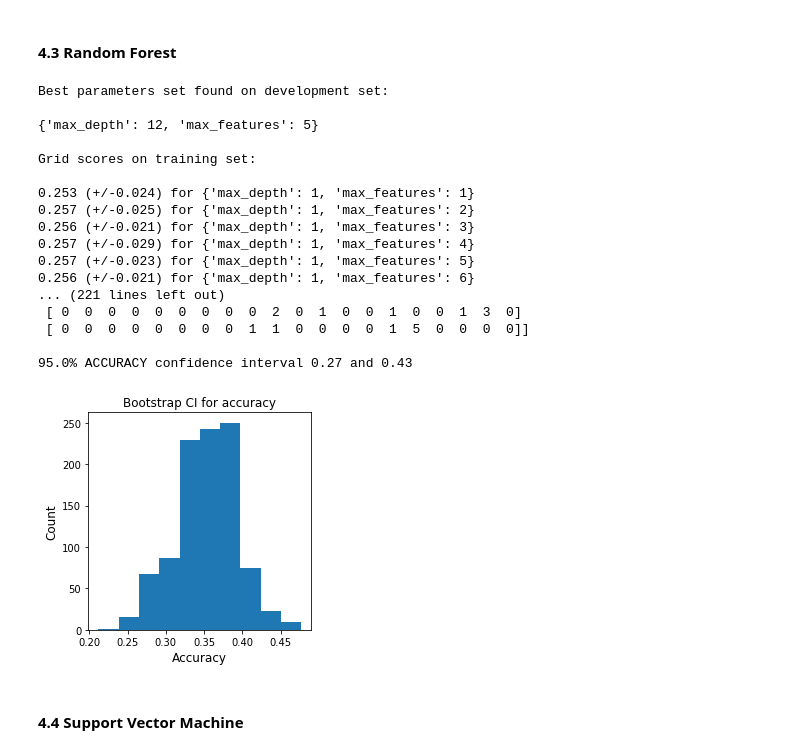
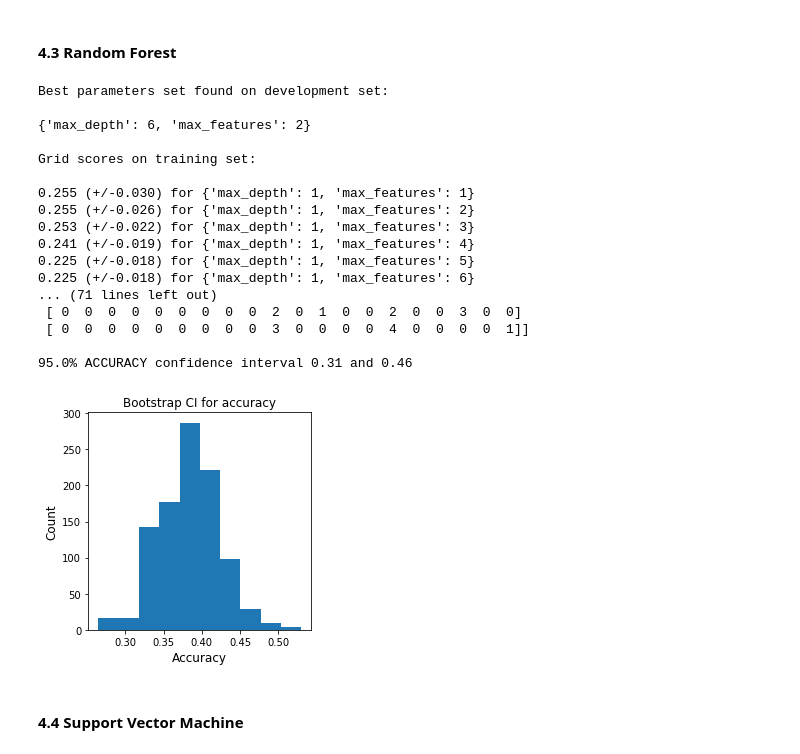
Before and after one commit to natetsang/Image-Classification-ML, a Jupyter notebook: GradProject_NB3.ipynb, the cells around one changed output. Drawn from its saved outputs; the diff is of its cells as text; code cells hidden in the pictures.

```diff
--- a/GradProject_NB3.ipynb
+++ b/GradProject_NB3.ipynb
@@ -125,6 +125,6 @@ def find_best_features(n_best_features = 10, useAllFeatures=False):
     best_features = [ f'ft{i}' for i in best_features]
     return best_features
 
-features = find_best_features(n_best_features=10, useAllFeatures=True)
+features = find_best_features(n_best_features=10, useAllFeatures=False)
 features
 # %% [output]
@@ -410,41 +399,41 @@ Grid scores on training set:
 #### 4.3 Random Forest
 # %%
 # Step 1: Model
-forest_estimator = RandomForestClassifier(n_estimators=100,
+forest_estimator = RandomForestClassifier(n_estimators=500,
                                           random_state=10)
 
 # Step 2: Identify Hyperparameters
 num_features = range(1, len( features ))
 hyper_parameters = [{'max_features': num_features,
-                    'max_depth': range(1,13)}]
+                    'max_depth': range(1,7)}]
 
 # Step 3: Find Best Hyperparameters via CV GridSearch
 forest_classifier, best_params = CV_with_GridSearch(forest_estimator,
                                  hyper_parameters,
                                  cv=10)
 
 # Step 4: Evaluate model accuracy and confidence interval
 forest_classifier, train_accuracy_forest, validation_accuracy_forest, confidence_interval_forest = (
     estimate_model_results(forest_classifier, bootstrap_results=True) )
 # %% [output]
 Best parameters set found on development set:
 
-{'max_depth': 12, 'max_features': 5}
+{'max_depth': 6, 'max_features': 2}
 
 Grid scores on training set:
 
-0.253 (+/-0.024) for {'max_depth': 1, 'max_features': 1}
-0.257 (+/-0.025) for {'max_depth': 1, 'max_features': 2}
-0.256 (+/-0.021) for {'max_depth': 1, 'max_features': 3}
-0.257 (+/-0.029) for {'max_depth': 1, 'max_features': 4}
-0.257 (+/-0.023) for {'max_depth': 1, 'max_features': 5}
-0.256 (+/-0.021) for {'max_depth': 1, 'max_features': 6}
-... (221 lines left out)
- [ 0  0  0  0  0  0  0  0  0  2  0  1  0  0  1  0  0  1  3  0]
- [ 0  0  0  0  0  0  0  0  1  1  0  0  0  0  1  5  0  0  0  0]]
+0.255 (+/-0.030) for {'max_depth': 1, 'max_features': 1}
+0.255 (+/-0.026) for {'max_depth': 1, 'max_features': 2}
+0.253 (+/-0.022) for {'max_depth': 1, 'max_features': 3}
+0.241 (+/-0.019) for {'max_depth': 1, 'max_features': 4}
+0.225 (+/-0.018) for {'max_depth': 1, 'max_features': 5}
+0.225 (+/-0.018) for {'max_depth': 1, 'max_features': 6}
+... (71 lines left out)
+ [ 0  0  0  0  0  0  0  0  0  2  0  1  0  0  2  0  0  3  0  0]
+ [ 0  0  0  0  0  0  0  0  0  3  0  0  0  0  4  0  0  0  0  1]]
 
-95.0% ACCURACY confidence interval 0.27 and 0.43
+95.0% ACCURACY confidence interval 0.31 and 0.46
-[figure, old version]
+[figure, new version]
 # %% [markdown]
 #### 4.4 Support Vector Machine
 # %%
```
Also changed, not shown: parts of 11 cells of this notebook, 1 other file.
